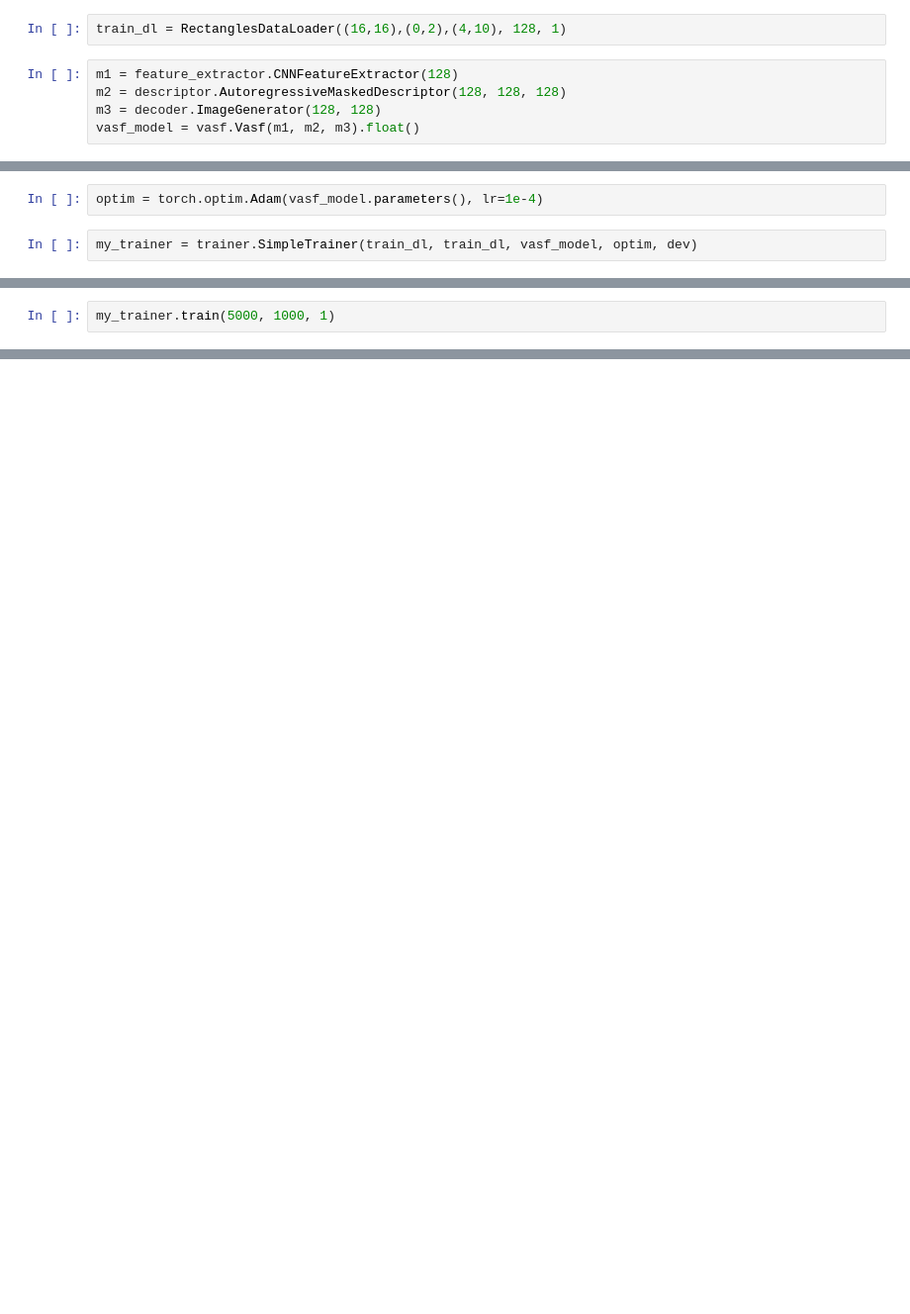
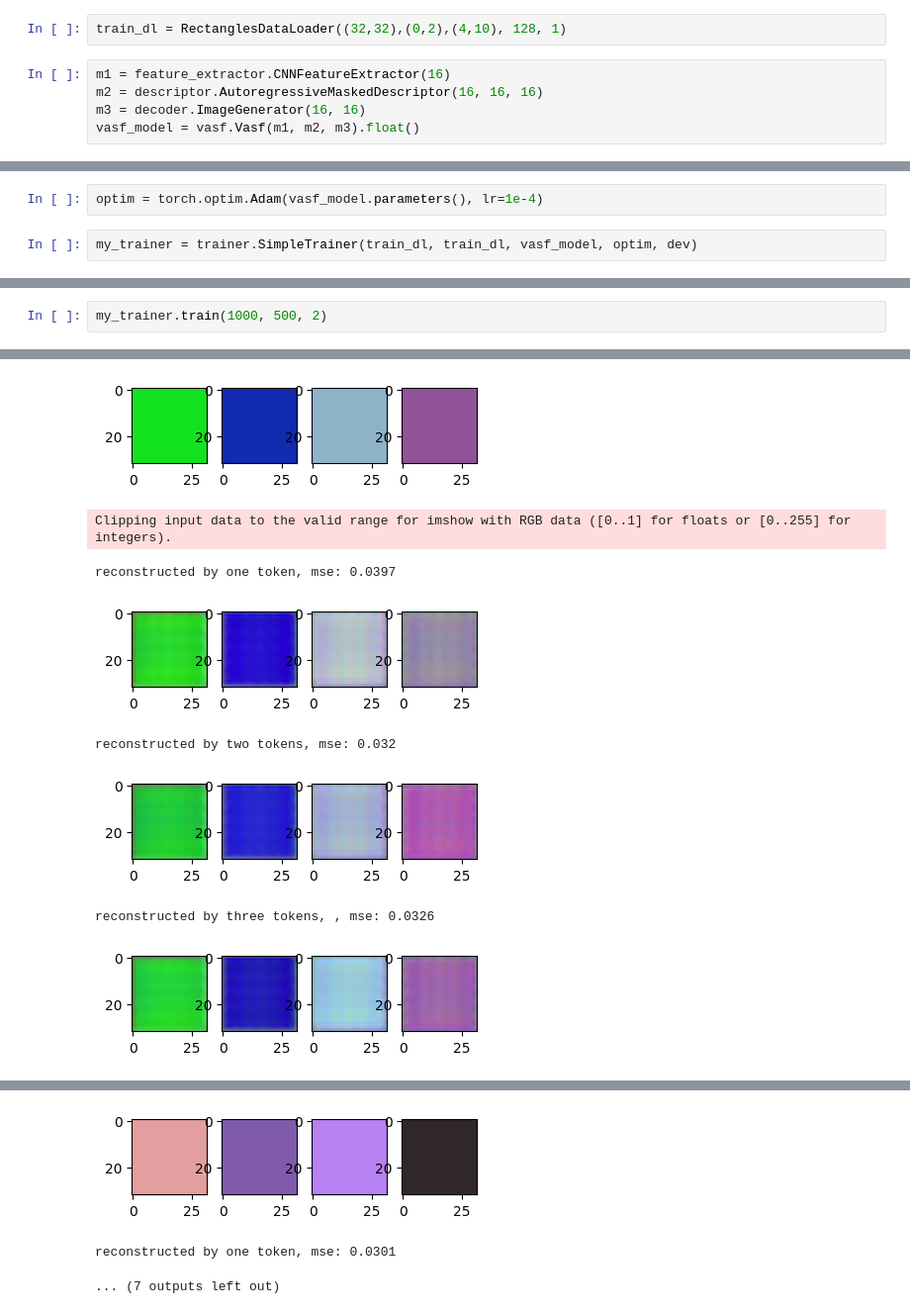
Before and after one commit to mmsamiei/vasf, a Jupyter notebook: draft.ipynb, the cells around one changed output, grey strips where cells are left out. Shown: that part at 99% size. Drawn from its saved outputs; the diff is of its cells as text; blank space fills up the shorter version.

Commit message:
fix trainer validation visuallization

```diff
--- a/draft.ipynb
+++ b/draft.ipynb
@@ -10,11 +10,11 @@ from trainer import trainer
 
 dev = torch.device('cuda')
 # %%
-train_dl = RectanglesDataLoader((16,16),(0,2),(4,10), 128, 1)
+train_dl = RectanglesDataLoader((32,32),(0,2),(4,10), 128, 1)
 # %%
-m1 = feature_extractor.CNNFeatureExtractor(128)
-m2 = descriptor.AutoregressiveMaskedDescriptor(128, 128, 128)
-m3 = decoder.ImageGenerator(128, 128)
+m1 = feature_extractor.CNNFeatureExtractor(16)
+m2 = descriptor.AutoregressiveMaskedDescriptor(16, 16, 16)
+m3 = decoder.ImageGenerator(16, 16)
 vasf_model = vasf.Vasf(m1, m2, m3).float()
 # %%
 from utils.utils import count_parameters
@@ -30,3 +30,3 @@ train_dl.set_attrs(None, 0, None)
 # %%
-my_trainer.train(5000, 1000, 1)
+my_trainer.train(1000, 500, 2)
 # %% [output]
@@ -36,0 +35,8 @@ Original Traceback (most recent call last):
+[figure, added]
+Clipping input data to the valid range for imshow with RGB data ([0..1] for floats or [0..255] for integers).
+reconstructed by one token, mse: 0.0397
+[figure, added]
+reconstructed by two tokens, mse: 0.032
+[figure, added]
+reconstructed by three tokens, , mse: 0.0326
+[figure, added]
@@ -36,0 +45,3 @@ Original Traceback (most recent call last):
+[figure, added]
+reconstructed by one token, mse: 0.0301
+... (7 outputs left out)
```
Also changed, not shown: parts of 3 cells of this notebook, 2 other files.
